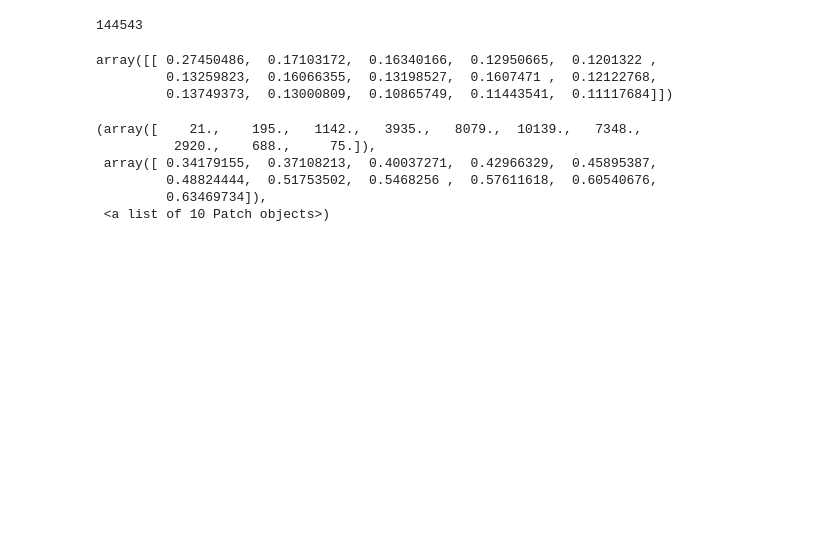
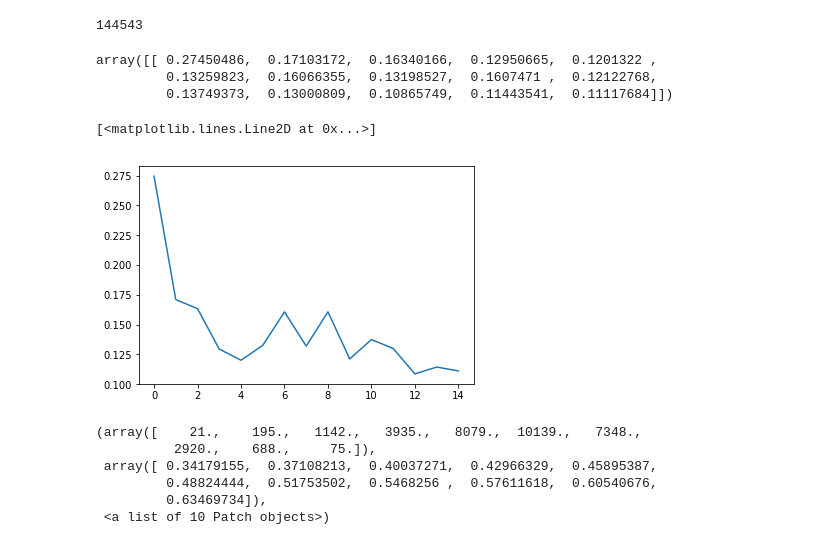
Before and after one commit to alexgreene/game-scout, a Jupyter notebook: LogisticalRegression.ipynb, the cells around one changed output. Cells and saved outputs as stored; diff of their text form; code cells hidden in the pictures; blank space fills up the shorter version.

```diff
--- a/LogisticalRegression.ipynb
+++ b/LogisticalRegression.ipynb
@@ -54,6 +54,11 @@ model.coef_
 array([[ 0.27450486,  0.17103172,  0.16340166,  0.12950665,  0.1201322 ,
          0.13259823,  0.16066355,  0.13198527,  0.1607471 ,  0.12122768,
          0.13749373,  0.13000809,  0.10865749,  0.11443541,  0.11117684]])
+# %%
+plt.plot(model.coef_[0])
+# %% [output]
+[<matplotlib.lines.Line2D at 0x...>]
+[figure, added]
 # %%
 plt.hist(model.predict_proba(test_x)[:,0])
 # %% [output]
```
Also changed, not shown: parts of 5 cells of this notebook.
